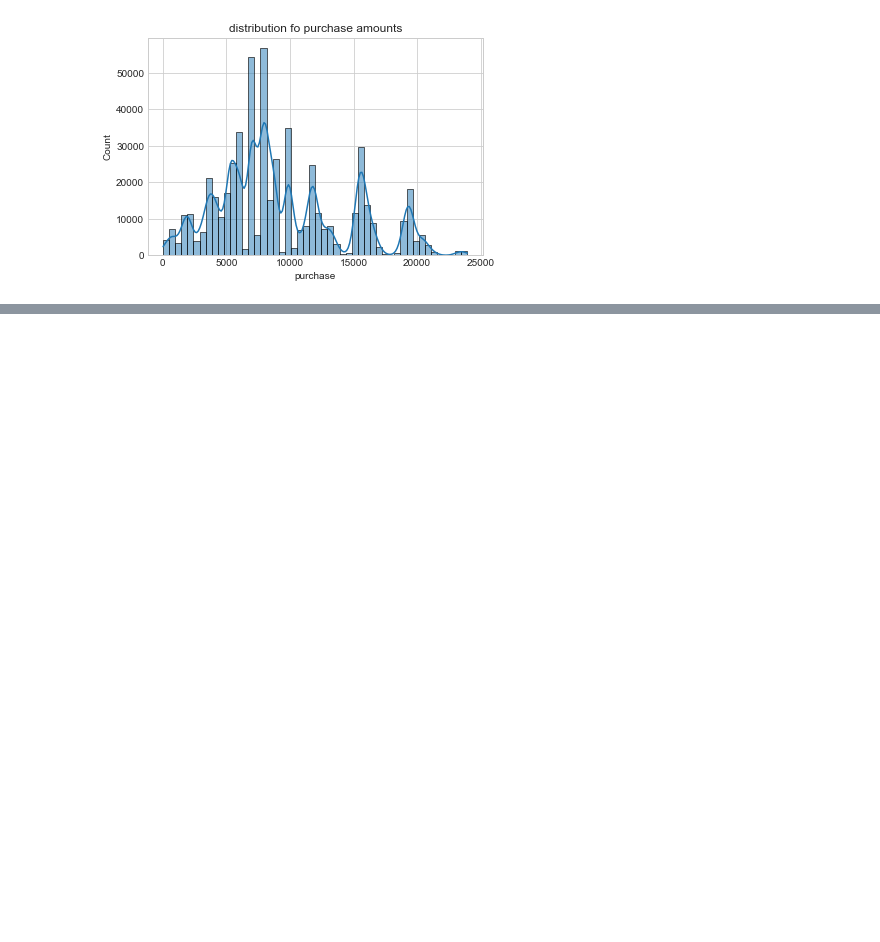
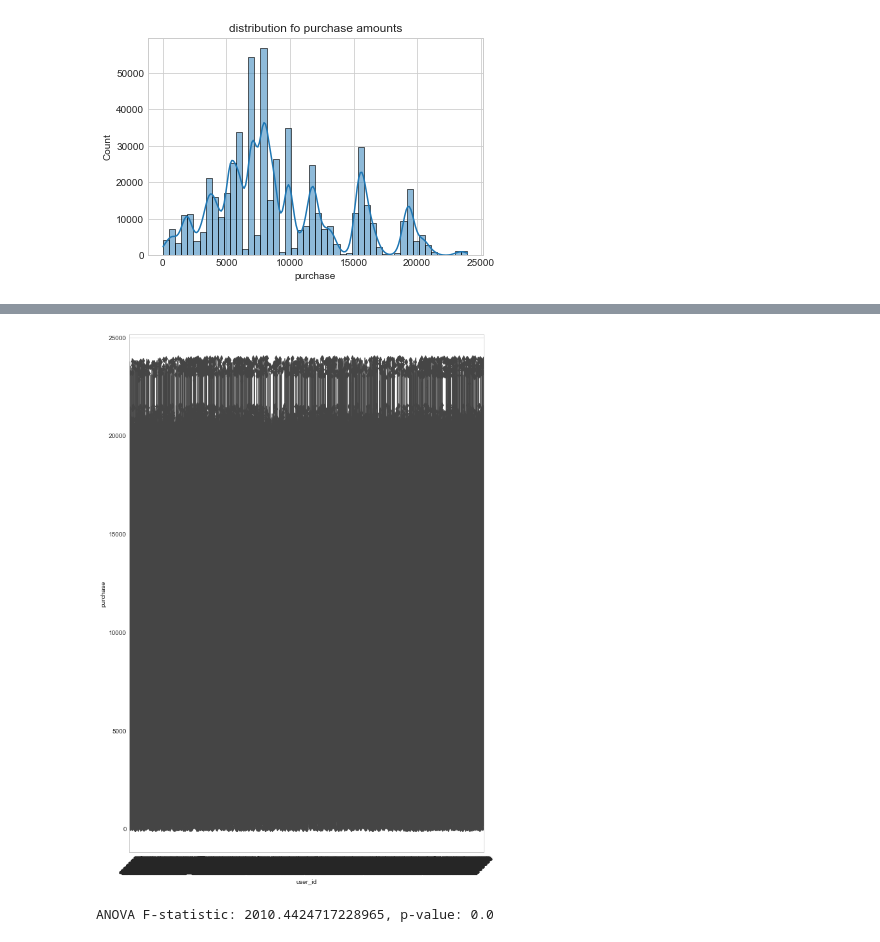
Before and after one commit to Green-Kiwie/Extreme-Couponers-Walmart-Black-Friday, a Jupyter notebook: joe-explore.ipynb, the cells around one changed output, grey strips where cells are left out. Saved outputs shown, nothing was run; the diff lists cells and outputs as text; code cells hidden in the pictures; blank space fills up the shorter version.

```diff
--- a/joe-explore.ipynb
+++ b/joe-explore.ipynb
@@ -140,0 +158,20 @@ plt.show()
+# %%
+import seaborn as sns
+import matplotlib.pyplot as plt
+
+plt.figure(figsize=(10,15))
+sns.boxplot(x='user_id', y='purchase', data=df)
+plt.xticks(rotation=45)
+plt.show()
+# %% [output]
+[figure, added]
+# %%
+from scipy.stats import f_oneway
+
+categories = df['gender'].unique()
+groups = [df[df['gender'] == category]['purchase'] for category in categories]
+
+f_stat, p_value = f_oneway(*groups)
+print(f"ANOVA F-statistic: {f_stat}, p-value: {p_value}")
+# %% [output]
+ANOVA F-statistic: 2010.4424717228965, p-value: 0.0
```
Also changed, not shown: parts of 1 cell of this notebook.
